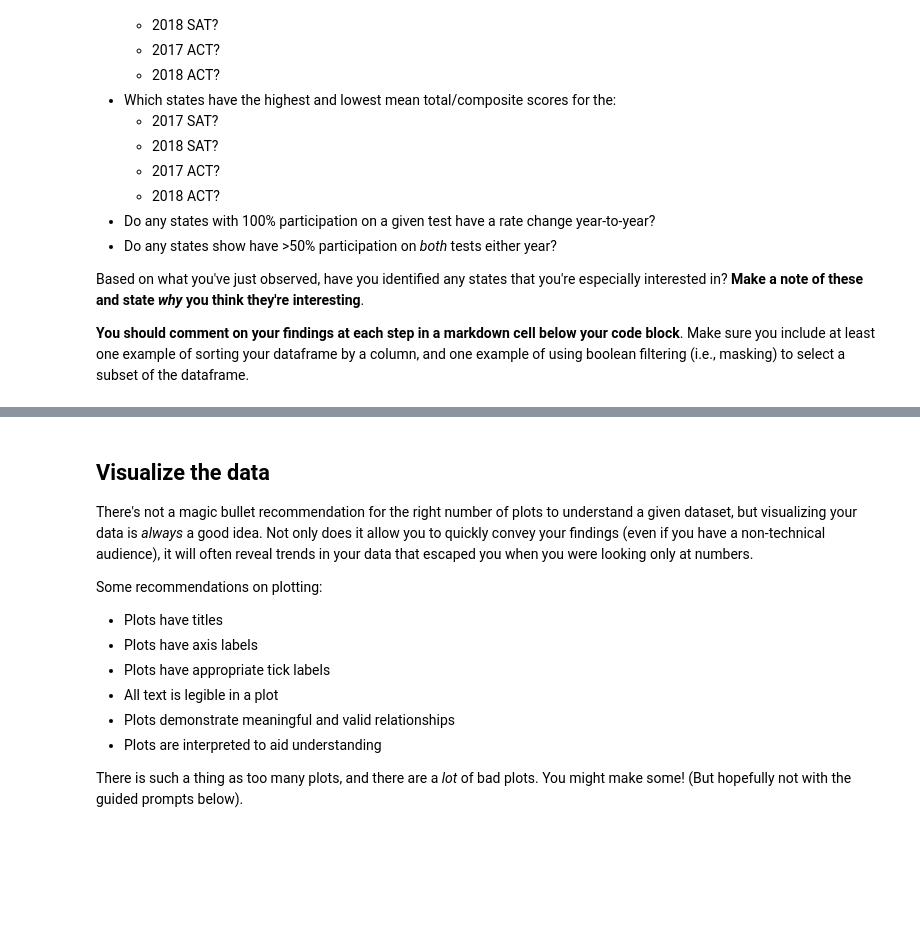
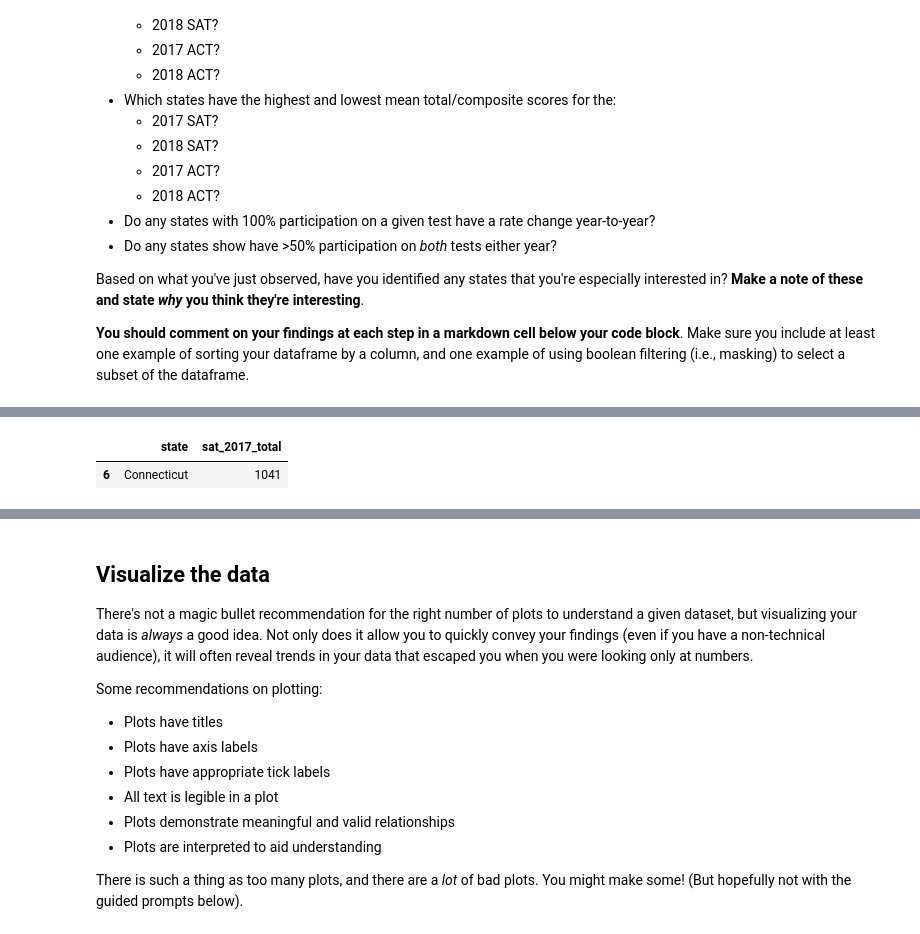
Before and after one commit to patruq/act-sat-performance, a Jupyter notebook: code/starter-code.ipynb, the cells around one changed output, grey strips where cells are left out. Saved outputs shown, nothing was run; the diff lists cells and outputs as text; code cells hidden in the pictures; blank space fills up the shorter version.

```diff
--- a/code/starter-code.ipynb
+++ b/code/starter-code.ipynb
@@ -725,0 +698,11 @@ final.groupby("state")["sat_2017_total"].max
+# %%
+# Highest Mean Total/Composite Scores by State:
+
+high_2017_total = (final["sat_2017_total"] == final["sat_2017_total"].max())
+high_2018_total = (final["sat_2018_total"] == final["sat_2018_total"].max())
+high_2017_compo = (final["act_2017_composite"] == final["act_2017_composite"].max())
+high_2018_compo = (final["act_2018_composite"] == final["act_2018_composite"].max())
+final[high_2018_compo].filter(["state", "sat_2017_total"])
+# %% [output]
+|  | state | sat_2017_total |
+| 6 | Connecticut | 1041 |
```
Also changed, not shown: parts of 20 cells of this notebook.
